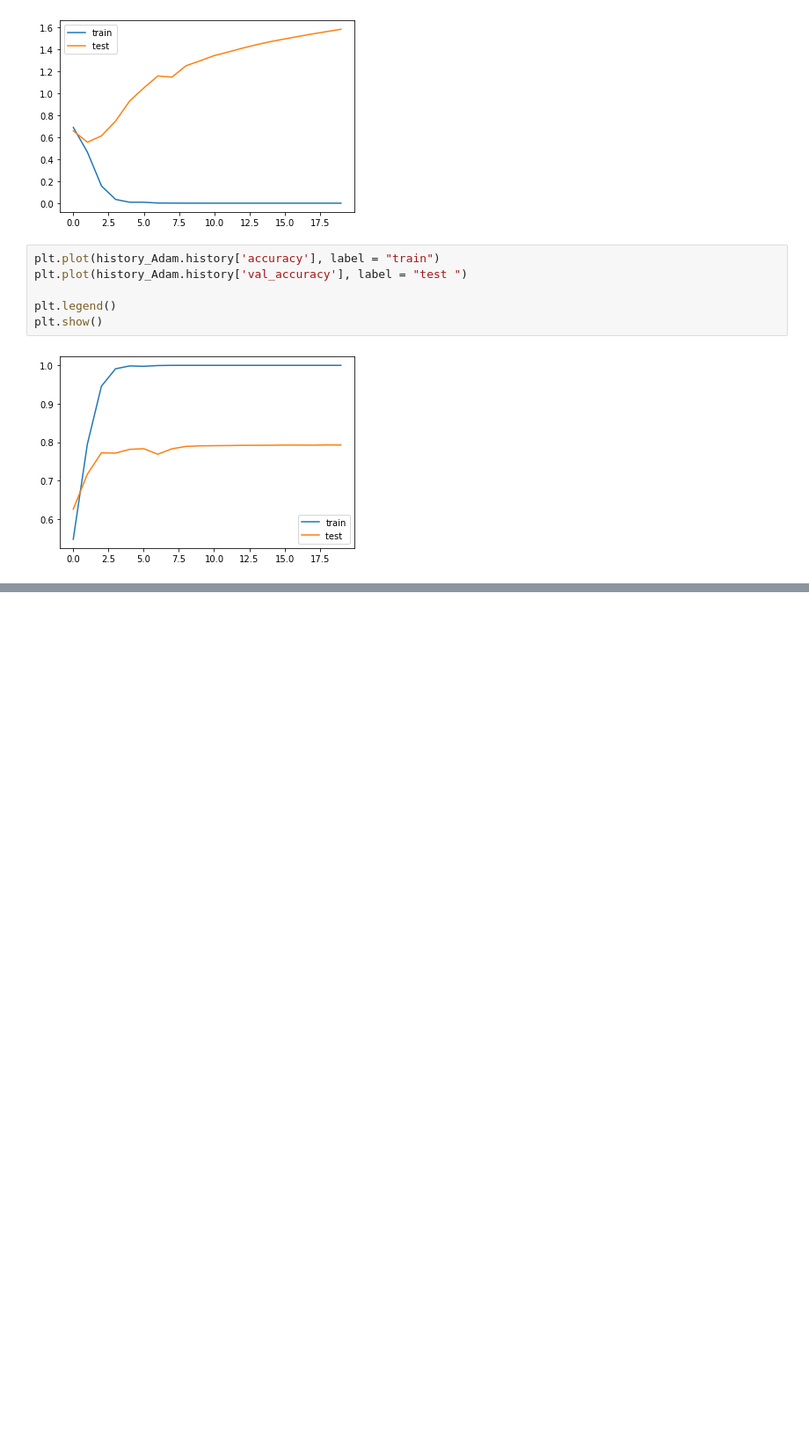
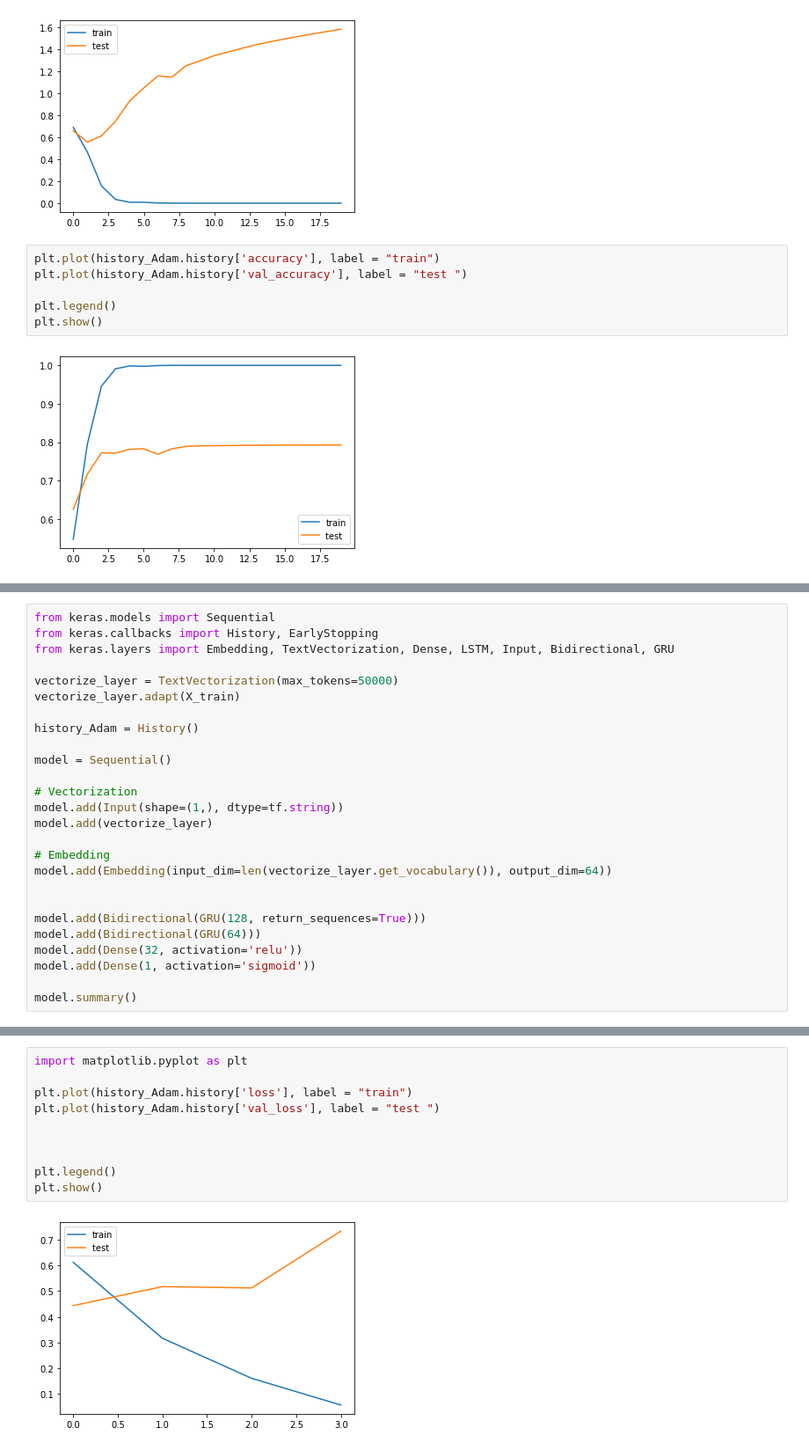
Before and after one commit to MaksymilianDemitraszek/Sentiment-analysis, a Jupyter notebook: project.ipynb, the cells around one changed output, grey strips where cells are left out. Shown: that part at 88% size. Saved outputs shown, nothing was run; the diff lists cells and outputs as text; blank space fills up the shorter version.

```diff
--- a/project.ipynb
+++ b/project.ipynb
@@ -323,0 +332,26 @@ plt.show()
+# %%
+from keras.models import Sequential
+from keras.callbacks import History, EarlyStopping
+from keras.layers import Embedding, TextVectorization, Dense, LSTM, Input, Bidirectional, GRU
+
+vectorize_layer = TextVectorization(max_tokens=50000)
+vectorize_layer.adapt(X_train)
+
+history_Adam = History()
+
+model = Sequential()
+
+# Vectorization
+model.add(Input(shape=(1,), dtype=tf.string))
+model.add(vectorize_layer)
+
+# Embedding
+model.add(Embedding(input_dim=len(vectorize_layer.get_vocabulary()), output_dim=64))
+
+
+model.add(Bidirectional(GRU(128, return_sequences=True)))
+model.add(Bidirectional(GRU(64)))
+model.add(Dense(32, activation='relu'))
+model.add(Dense(1, activation='sigmoid'))
+
+model.summary()
@@ -323,0 +397,12 @@ plt.show()
+# %%
+import matplotlib.pyplot as plt
+
+plt.plot(history_Adam.history['loss'], label = "train")
+plt.plot(history_Adam.history['val_loss'], label = "test ")
+
+
+
+plt.legend()
+plt.show()
+# %% [output]
+[figure, added]
```
Also changed, not shown: parts of 8 cells of this notebook.
